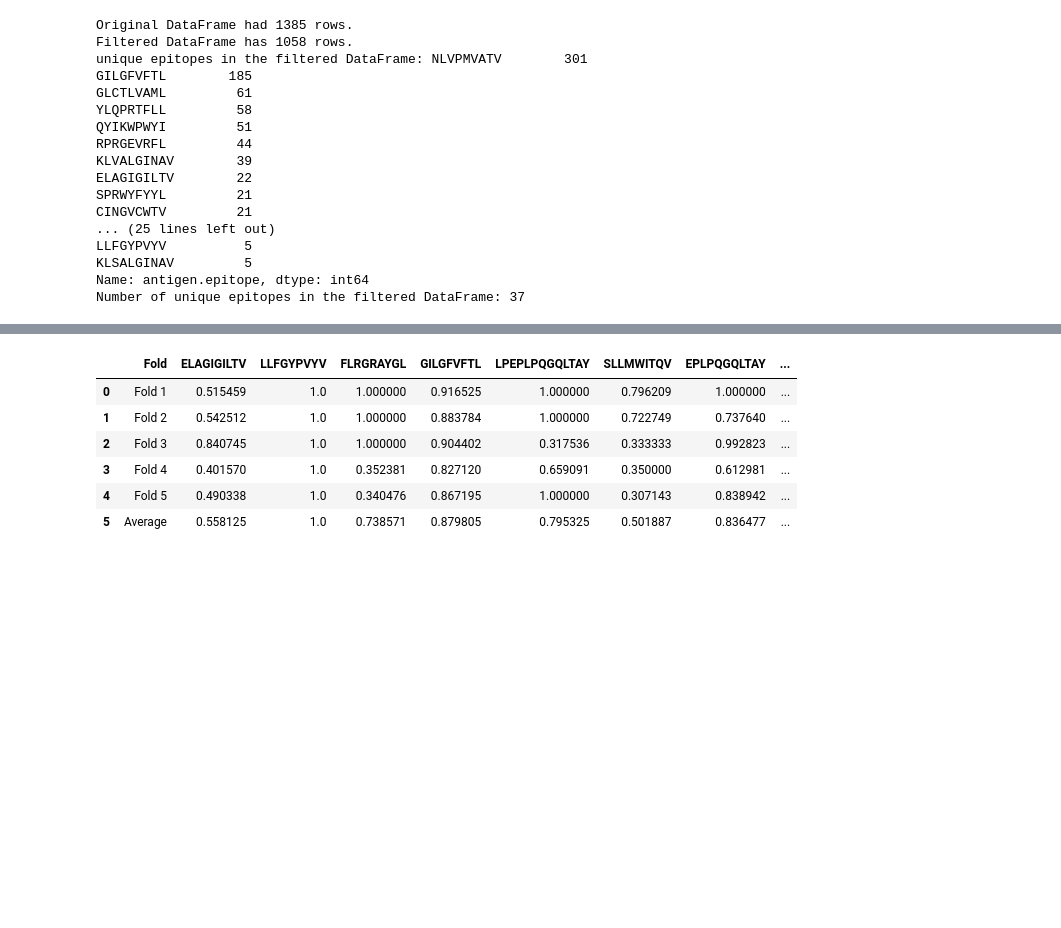
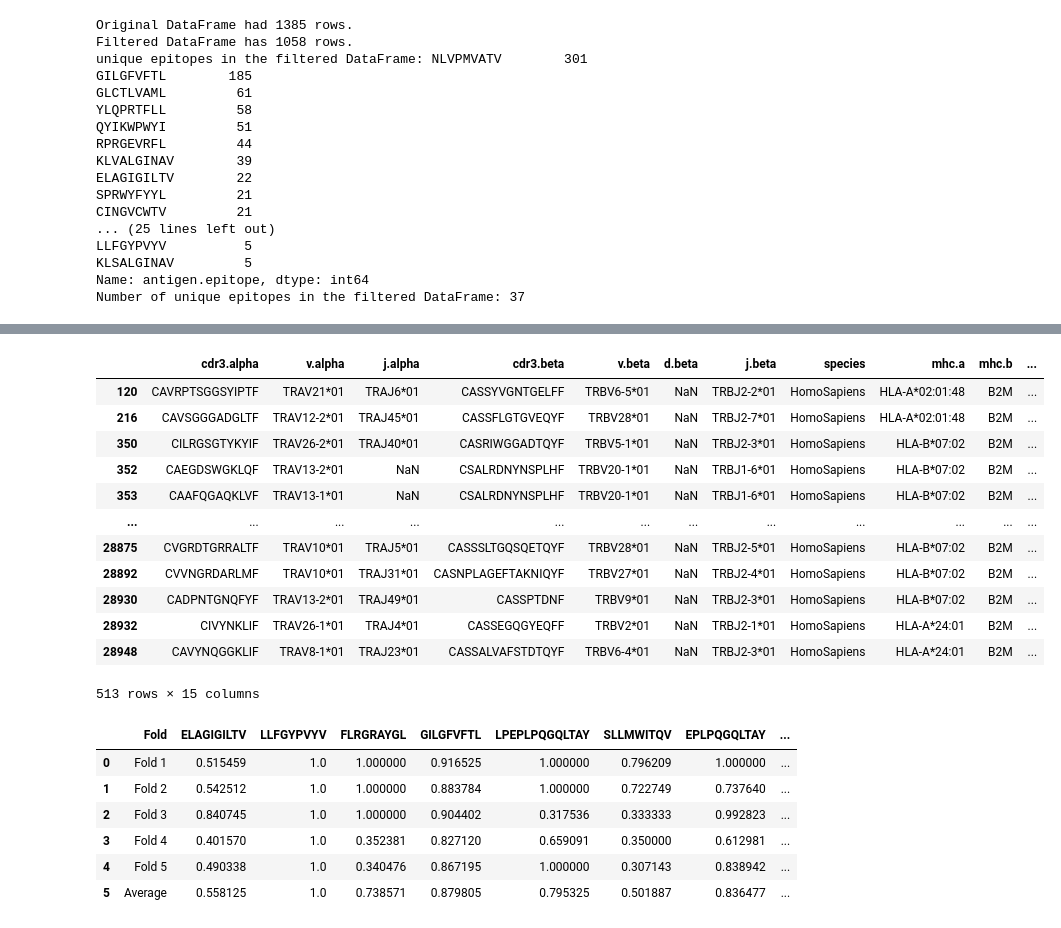
Before and after one commit to UoB-DSMP-2023-24/dsmp-2024-group-13, a Jupyter notebook: final_outputs_SETE.ipynb, the cells around one changed output, grey strips where cells are left out. Drawn from its saved outputs; the diff is of its cells as text; code cells hidden in the pictures; blank space fills up the shorter version.

```diff
--- a/final_outputs_SETE.ipynb
+++ b/final_outputs_SETE.ipynb
@@ -51,7 +51,7 @@ X, y, feature_names, kmer_count_dict, epitope_names, epitope_to_int = create_fea
 classifier = GradientBoostingClassifier(subsample=0.8,random_state=10, n_estimators=200, learning_rate=0.01, max_features='sqrt', max_depth=7)
 
 rf_classifier = RandomForestClassifier(n_estimators=100, random_state=42)
-auc_dict, acc_list, precision_list, recall_list, all_class_reports, all_conf_matrices, clf = predict_auc(X, y, rf_classifier, 5, epitope_names, True)
+auc_dict, acc_list, precision_list, recall_list, all_class_reports, all_conf_matrices, clf, misclassified_instances, misclassified_details = predict_auc(X, y, rf_classifier, 5, epitope_names, True)
 # %% [output]
 [figure]
 [figure]
@@ -62,3 +63,27 @@ auc_dict, acc_list, precision_list, recall_list, all_class_reports, all_conf_mat
+# %%
+import pandas as pd
+
+# Assuming 'df' is your original DataFrame and 'misclassified_indices' is your list of misclassified indices
+misclassified_df = filtered_df.iloc[misclassified_instances]
+correctly_classified_df = filtered_df.drop(misclassified_instances)
+
+# Now 'misclassified_df' contains all the rows from your original DataFrame that were misclassified
+# %%
+misclassified_df
+# %% [output]
+|  | cdr3.alpha | v.alpha | j.alpha | cdr3.beta | v.beta | d.beta | j.beta | species | mhc.a | mhc.b | ... |
+| 120 | CAVRPTSGGSYIPTF | TRAV21*01 | TRAJ6*01 | CASSYVGNTGELFF | TRBV6-5*01 | NaN | TRBJ2-2*01 | HomoSapiens | HLA-A*02:01:48 | B2M | ... |
+| 216 | CAVSGGGADGLTF | TRAV12-2*01 | TRAJ45*01 | CASSFLGTGVEQYF | TRBV28*01 | NaN | TRBJ2-7*01 | HomoSapiens | HLA-A*02:01:48 | B2M | ... |
+| 350 | CILRGSGTYKYIF | TRAV26-2*01 | TRAJ40*01 | CASRIWGGADTQYF | TRBV5-1*01 | NaN | TRBJ2-3*01 | HomoSapiens | HLA-B*07:02 | B2M | ... |
+| 352 | CAEGDSWGKLQF | TRAV13-2*01 | NaN | CSALRDNYNSPLHF | TRBV20-1*01 | NaN | TRBJ1-6*01 | HomoSapiens | HLA-B*07:02 | B2M | ... |
+| 353 | CAAFQGAQKLVF | TRAV13-1*01 | NaN | CSALRDNYNSPLHF | TRBV20-1*01 | NaN | TRBJ1-6*01 | HomoSapiens | HLA-B*07:02 | B2M | ... |
+| ... | ... | ... | ... | ... | ... | ... | ... | ... | ... | ... | ... |
+| 28875 | CVGRDTGRRALTF | TRAV10*01 | TRAJ5*01 | CASSSLTGQSQETQYF | TRBV28*01 | NaN | TRBJ2-5*01 | HomoSapiens | HLA-B*07:02 | B2M | ... |
+| 28892 | CVVNGRDARLMF | TRAV10*01 | TRAJ31*01 | CASNPLAGEFTAKNIQYF | TRBV27*01 | NaN | TRBJ2-4*01 | HomoSapiens | HLA-B*07:02 | B2M | ... |
+| 28930 | CADPNTGNQFYF | TRAV13-2*01 | TRAJ49*01 | CASSPTDNF | TRBV9*01 | NaN | TRBJ2-3*01 | HomoSapiens | HLA-B*07:02 | B2M | ... |
+| 28932 | CIVYNKLIF | TRAV26-1*01 | TRAJ4*01 | CASSEGQGYEQFF | TRBV2*01 | NaN | TRBJ2-1*01 | HomoSapiens | HLA-A*24:01 | B2M | ... |
+| 28948 | CAVYNQGGKLIF | TRAV8-1*01 | TRAJ23*01 | CASSALVAFSTDTQYF | TRBV6-4*01 | NaN | TRBJ2-3*01 | HomoSapiens | HLA-A*24:01 | B2M | ... |
+513 rows × 15 columns
 # %%
 import pandas as pd
 
```
Also changed, not shown: parts of 1 cell of this notebook.
